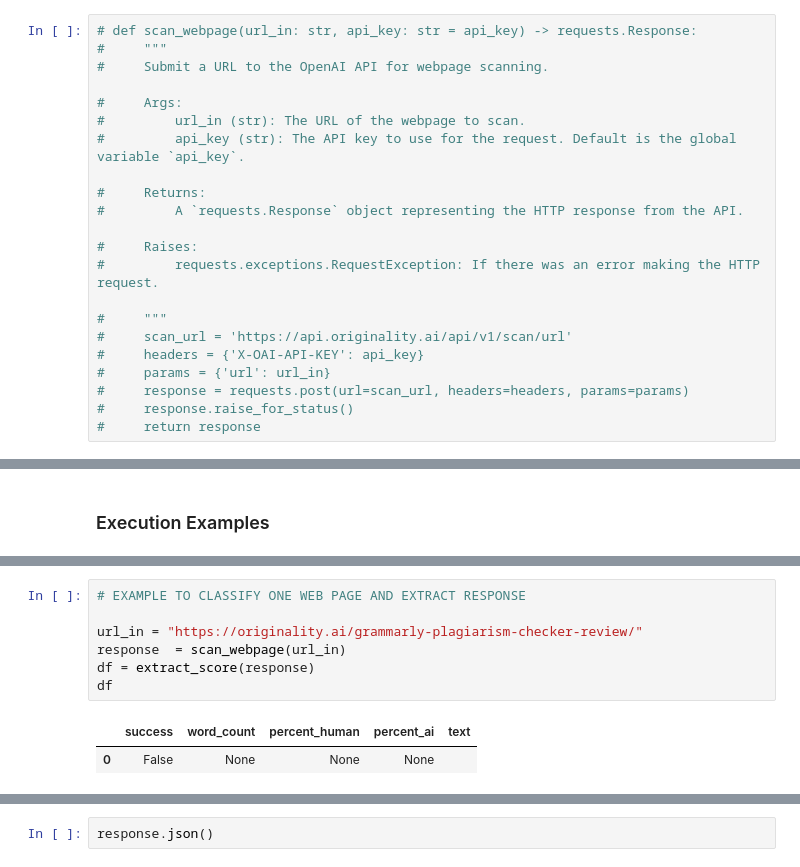
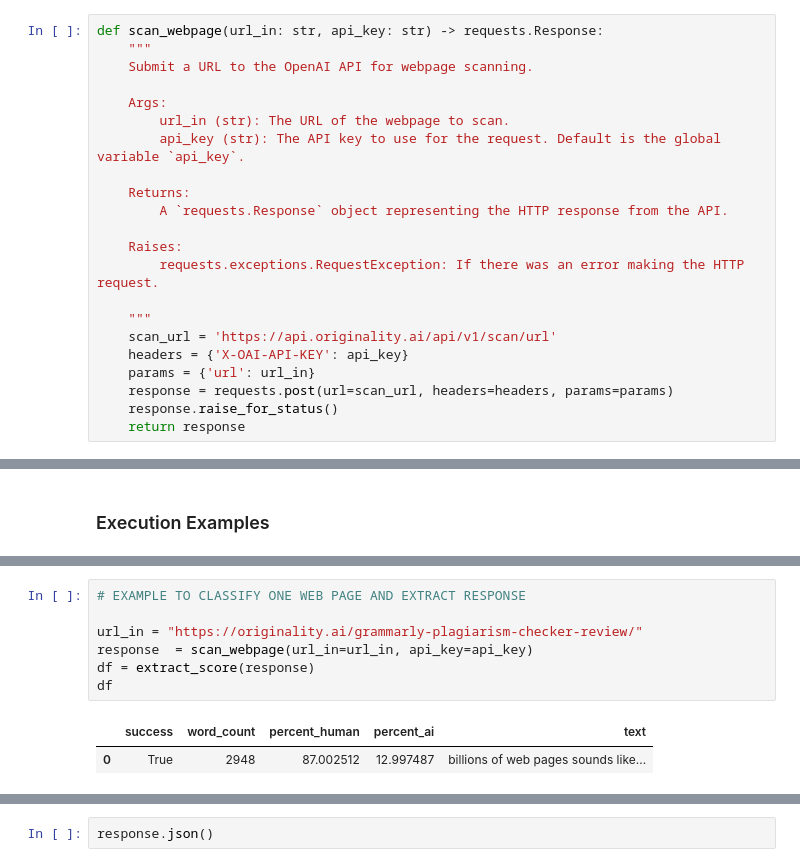
Before and after one commit to Magmafish/SerpGS, a Jupyter notebook: 03_bulk_classifier.ipynb, the cells around one changed output, grey strips where cells are left out. Saved outputs shown, nothing was run; the diff lists cells and outputs as text.

```diff
--- a/03_bulk_classifier.ipynb
+++ b/03_bulk_classifier.ipynb
@@ -57,25 +57,25 @@ def scan_webpage(url_in, api_key=api_key):
 # %%
-# def scan_webpage(url_in: str, api_key: str = api_key) -> requests.Response:
-#     """
-#     Submit a URL to the OpenAI API for webpage scanning.
+def scan_webpage(url_in: str, api_key: str) -> requests.Response:
+    """
+    Submit a URL to the OpenAI API for webpage scanning.
 
-#     Args:
-#         url_in (str): The URL of the webpage to scan.
-#         api_key (str): The API key to use for the request. Default is the global variable `api_key`.
+    Args:
+        url_in (str): The URL of the webpage to scan.
+        api_key (str): The API key to use for the request. Default is the global variable `api_key`.
 
-#     Returns:
-#         A `requests.Response` object representing the HTTP response from the API.
+    Returns:
+        A `requests.Response` object representing the HTTP response from the API.
 
-#     Raises:
-#         requests.exceptions.RequestException: If there was an error making the HTTP request.
+    Raises:
+        requests.exceptions.RequestException: If there was an error making the HTTP request.
 
-#     """
-#     scan_url = 'https://api.originality.ai/api/v1/scan/url'
-#     headers = {'X-OAI-API-KEY': api_key}
-#     params = {'url': url_in}
-#     response = requests.post(url=scan_url, headers=headers, params=params)
-#     response.raise_for_status()
-#     return response
+    """
+    scan_url = 'https://api.originality.ai/api/v1/scan/url'
+    headers = {'X-OAI-API-KEY': api_key}
+    params = {'url': url_in}
+    response = requests.post(url=scan_url, headers=headers, params=params)
+    response.raise_for_status()
+    return response
 # %%
 # EXTRACT AI/HUMAN SCORE FROM 1 RESPONSE AND RETURN DF
 
@@ -299,10 +309,10 @@ response.json()
 # %%
 # EXAMPLE TO CLASSIFY ONE WEB PAGE AND EXTRACT RESPONSE
 
 url_in = "https://originality.ai/grammarly-plagiarism-checker-review/"
-response  = scan_webpage(url_in)
+response  = scan_webpage(url_in=url_in, api_key=api_key)
 df = extract_score(response)
 df
 # %% [output]
 |  | success | word_count | percent_human | percent_ai | text |
-| 0 | False | None | None | None |  |
+| 0 | True | 2948 | 87.002512 | 12.997487 | billions of web pages sounds like... |
```
Also changed, not shown: parts of 8 cells of this notebook, 1 other file.
